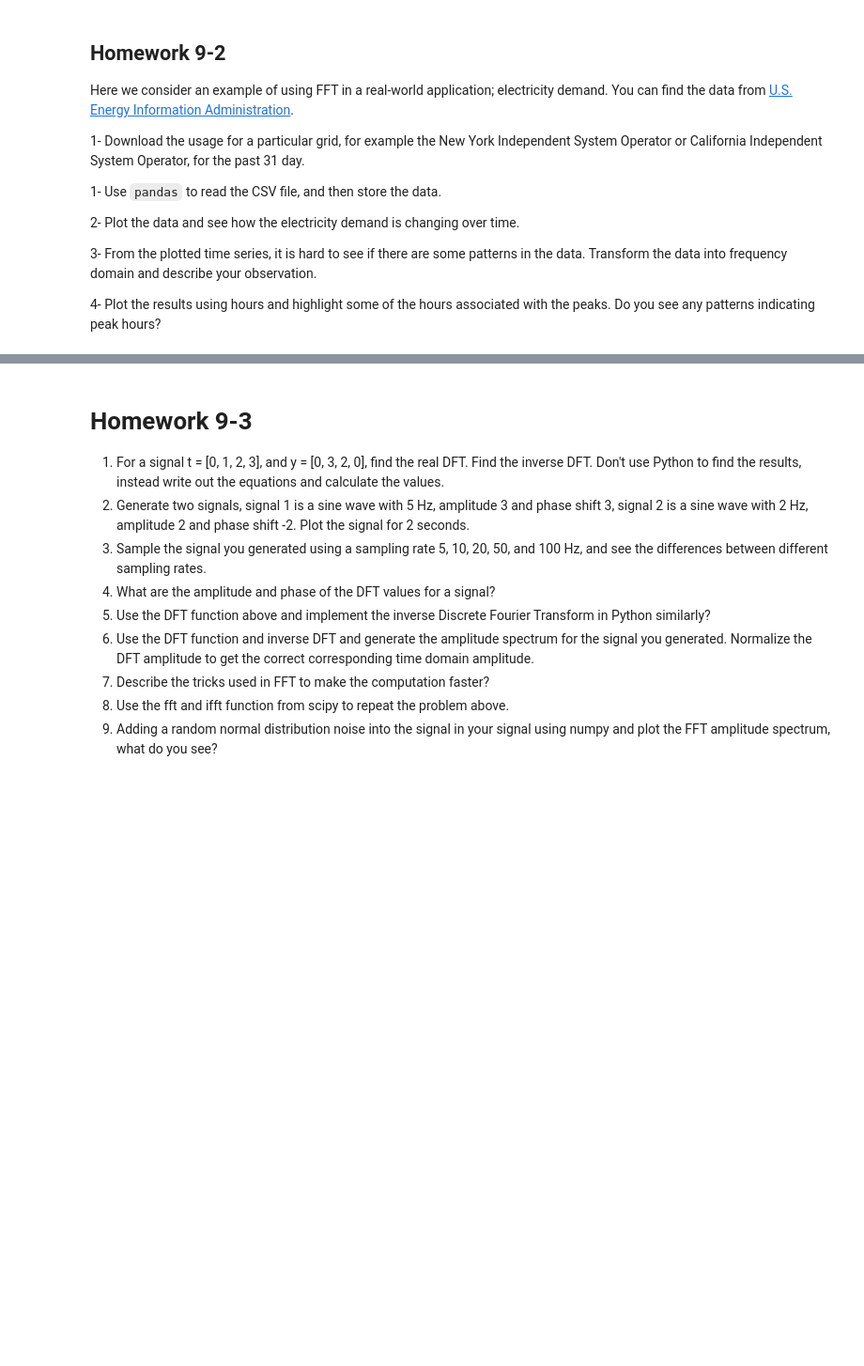
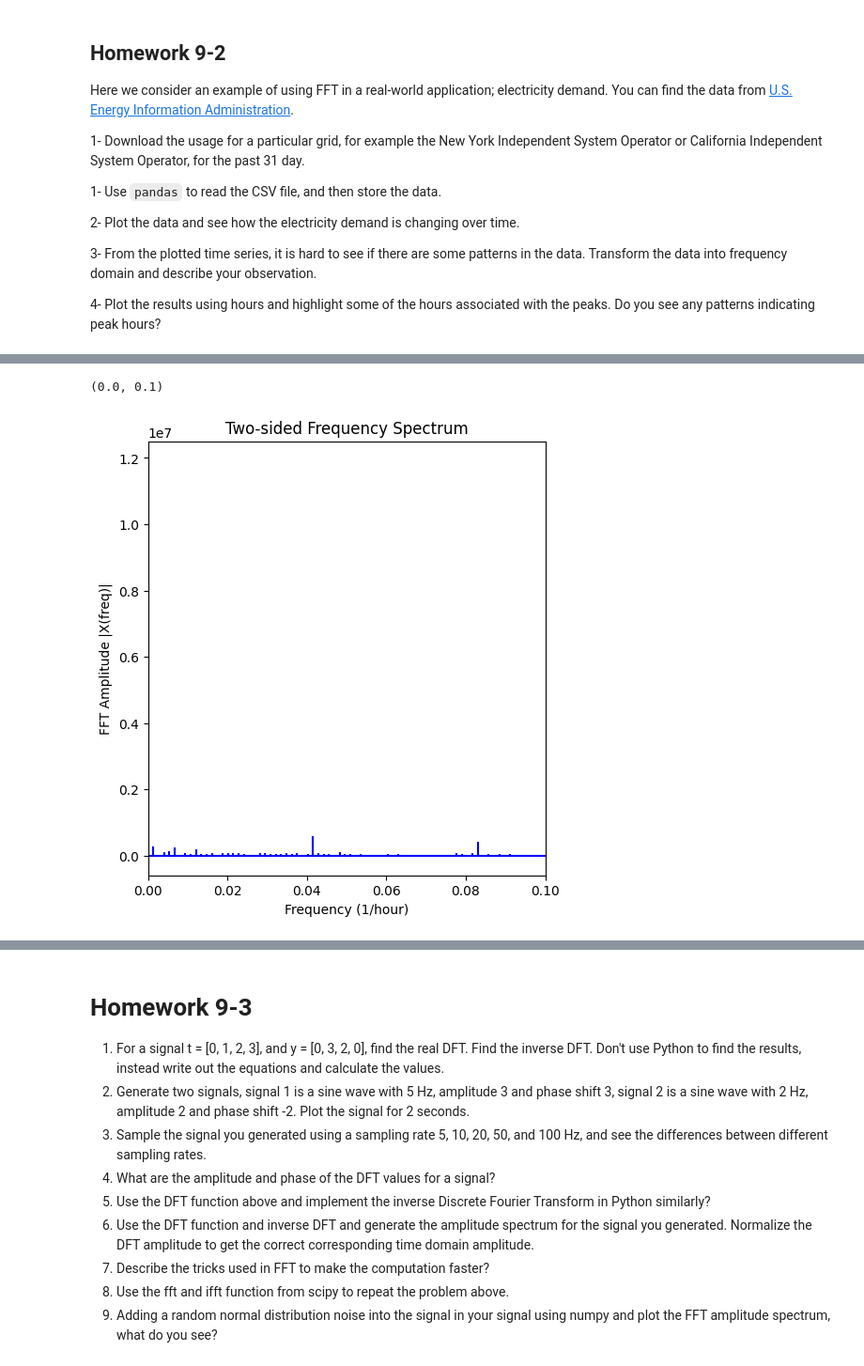
Before and after one commit to pleyva2004/Numerical-Linear-Algebra, a Jupyter notebook: w12.ipynb, the cells around one changed output, grey strips where cells are left out. Shown at 94% size. Drawn from its saved outputs; the diff is of its cells as text; code cells hidden in the pictures; blank space fills up the shorter version.

```diff
--- a/w12.ipynb
+++ b/w12.ipynb
@@ -634,0 +607,16 @@ AttributeError: 'NoneType' object has no attribute 'total_seconds'
+# %%
+X = fft(signal)
+N = len(X)
+
+freq = fftfreq(N, d=1)
+
+plt.figure(figsize=(12, 6))
+plt.subplot(121)
+plt.stem(freq, np.abs(X), 'b', markerfmt=" ", basefmt="-b")
+plt.xlabel('Frequency (1/hour)')
+plt.ylabel('FFT Amplitude |X(freq)|')
+plt.title('Two-sided Frequency Spectrum')
+plt.xlim(0, 0.1)
+# %% [output]
+(0.0, 0.1)
+[figure, added]
```
Also changed, not shown: parts of 30 cells of this notebook, 3 other files.
